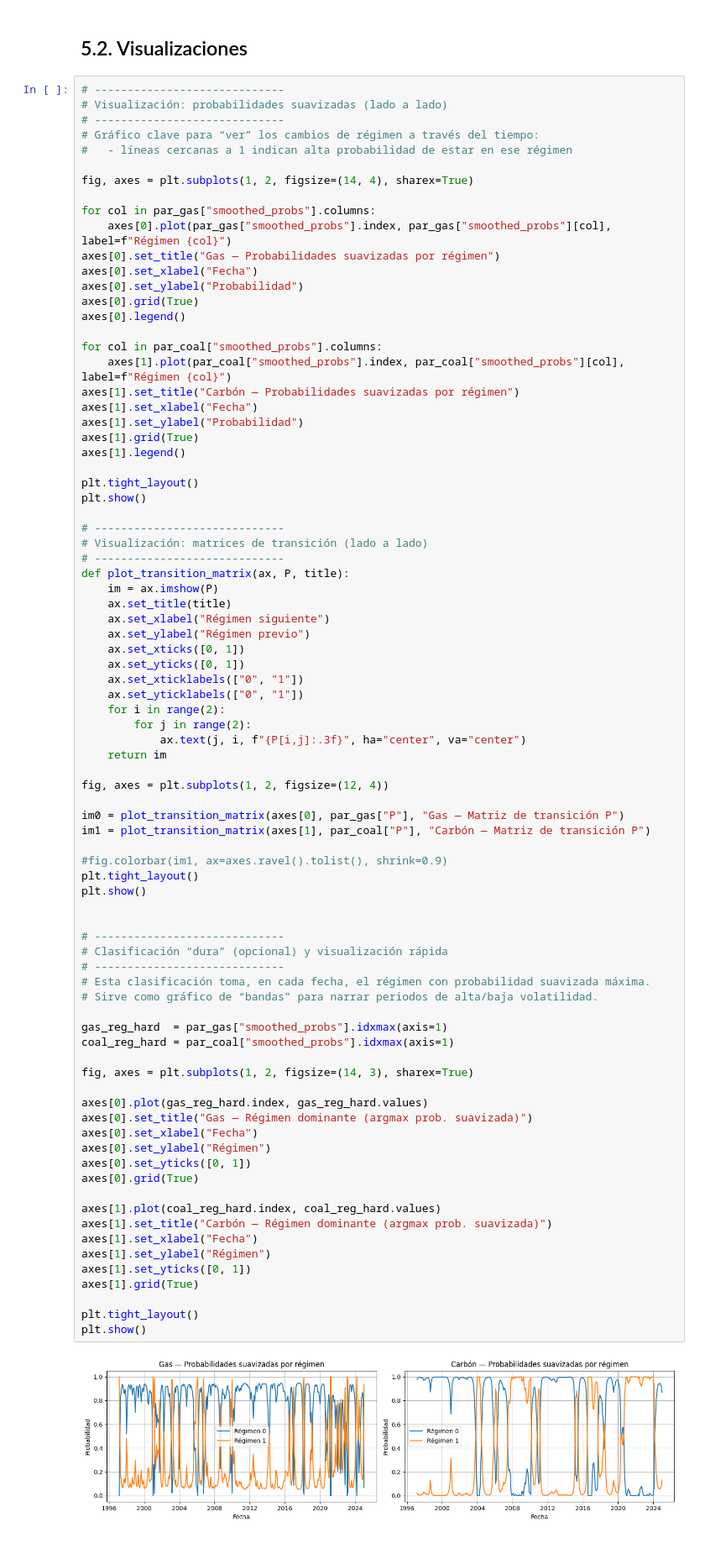
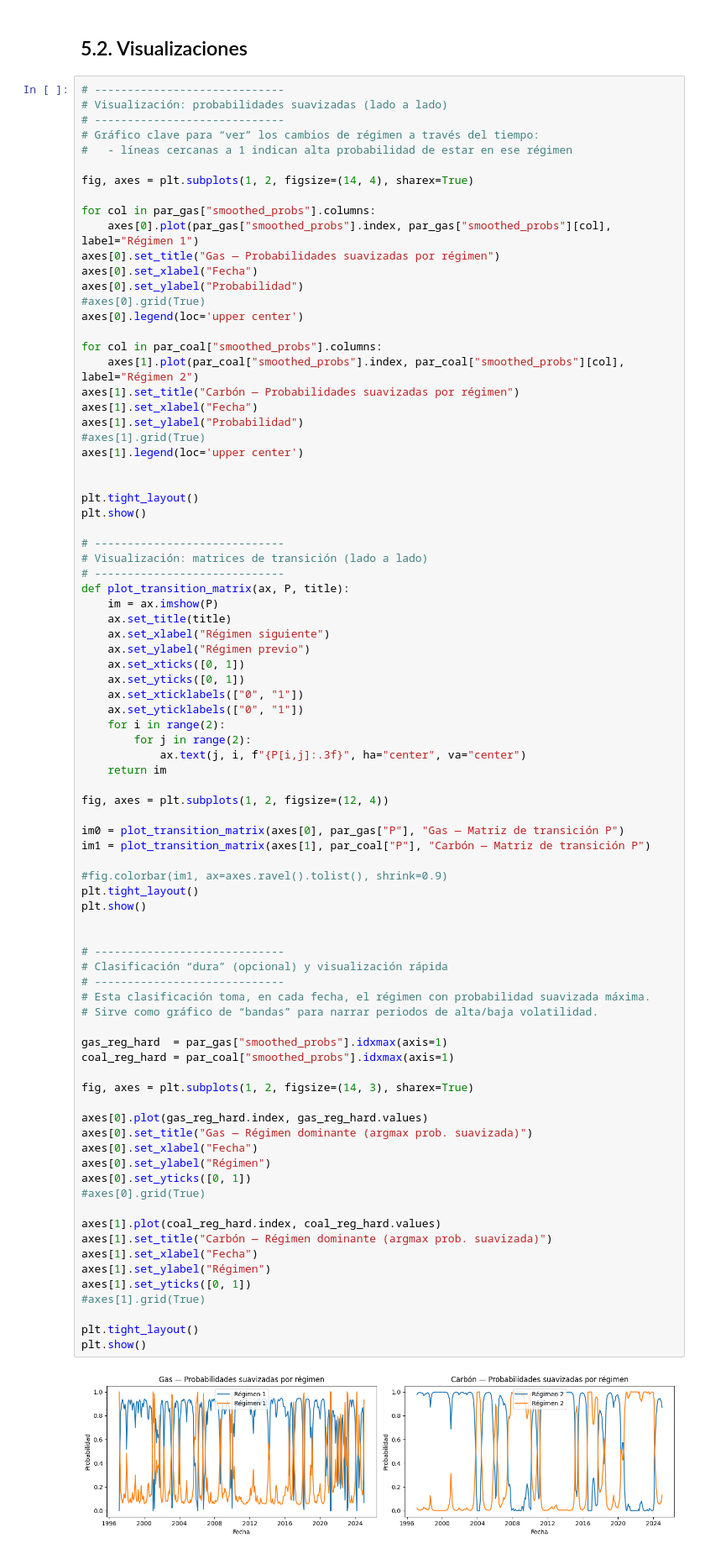
Before and after one commit to prometricas/Yonny_Markov, a Jupyter notebook: Yonny_finance.ipynb, the cells around one changed output. Shown at 84% size. Cells and saved outputs as stored; diff of their text form.

```diff
--- a/Yonny_finance.ipynb
+++ b/Yonny_finance.ipynb
@@ -353,20 +353,21 @@ Warnings:
 fig, axes = plt.subplots(1, 2, figsize=(14, 4), sharex=True)
 
 for col in par_gas["smoothed_probs"].columns:
-    axes[0].plot(par_gas["smoothed_probs"].index, par_gas["smoothed_probs"][col], label=f"Régimen {col}")
+    axes[0].plot(par_gas["smoothed_probs"].index, par_gas["smoothed_probs"][col], label="Régimen 1")
 axes[0].set_title("Gas — Probabilidades suavizadas por régimen")
 axes[0].set_xlabel("Fecha")
 axes[0].set_ylabel("Probabilidad")
-axes[0].grid(True)
-axes[0].legend()
+#axes[0].grid(True)
+axes[0].legend(loc='upper center')
 
 for col in par_coal["smoothed_probs"].columns:
-    axes[1].plot(par_coal["smoothed_probs"].index, par_coal["smoothed_probs"][col], label=f"Régimen {col}")
+    axes[1].plot(par_coal["smoothed_probs"].index, par_coal["smoothed_probs"][col], label="Régimen 2")
 axes[1].set_title("Carbón — Probabilidades suavizadas por régimen")
 axes[1].set_xlabel("Fecha")
 axes[1].set_ylabel("Probabilidad")
-axes[1].grid(True)
-axes[1].legend()
+#axes[1].grid(True)
+axes[1].legend(loc='upper center')
+
 
 plt.tight_layout()
 plt.show()
@@ -397,36 +398,36 @@ im1 = plot_transition_matrix(axes[1], par_coal["P"], "Carbón — Matriz de tran
 plt.tight_layout()
 plt.show()
 
 
 # -----------------------------
 # Clasificación “dura” (opcional) y visualización rápida
 # -----------------------------
 # Esta clasificación toma, en cada fecha, el régimen con probabilidad suavizada máxima.
 # Sirve como gráfico de “bandas” para narrar periodos de alta/baja volatilidad.
 
 gas_reg_hard  = par_gas["smoothed_probs"].idxmax(axis=1)
 coal_reg_hard = par_coal["smoothed_probs"].idxmax(axis=1)
 
 fig, axes = plt.subplots(1, 2, figsize=(14, 3), sharex=True)
 
 axes[0].plot(gas_reg_hard.index, gas_reg_hard.values)
 axes[0].set_title("Gas — Régimen dominante (argmax prob. suavizada)")
 axes[0].set_xlabel("Fecha")
 axes[0].set_ylabel("Régimen")
 axes[0].set_yticks([0, 1])
-axes[0].grid(True)
+#axes[0].grid(True)
 
 axes[1].plot(coal_reg_hard.index, coal_reg_hard.values)
 axes[1].set_title("Carbón — Régimen dominante (argmax prob. suavizada)")
 axes[1].set_xlabel("Fecha")
 axes[1].set_ylabel("Régimen")
 axes[1].set_yticks([0, 1])
-axes[1].grid(True)
+#axes[1].grid(True)
 
 plt.tight_layout()
 plt.show()
 # %% [output]
-[figure, old version]
+[figure, new version]
 [figure]
 [figure]
 # %% [markdown]
```
Also changed, not shown: parts of 4 cells of this notebook.
